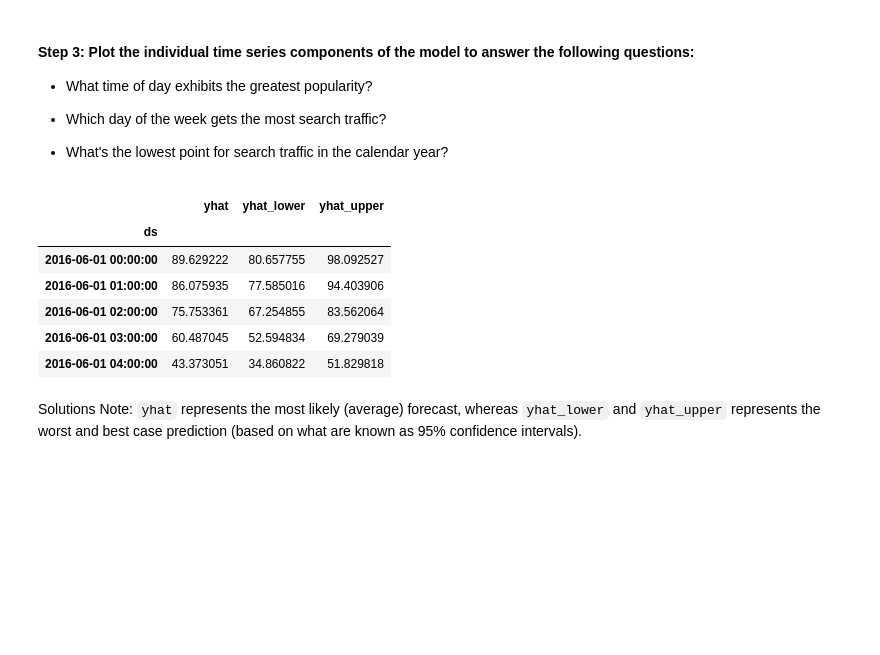
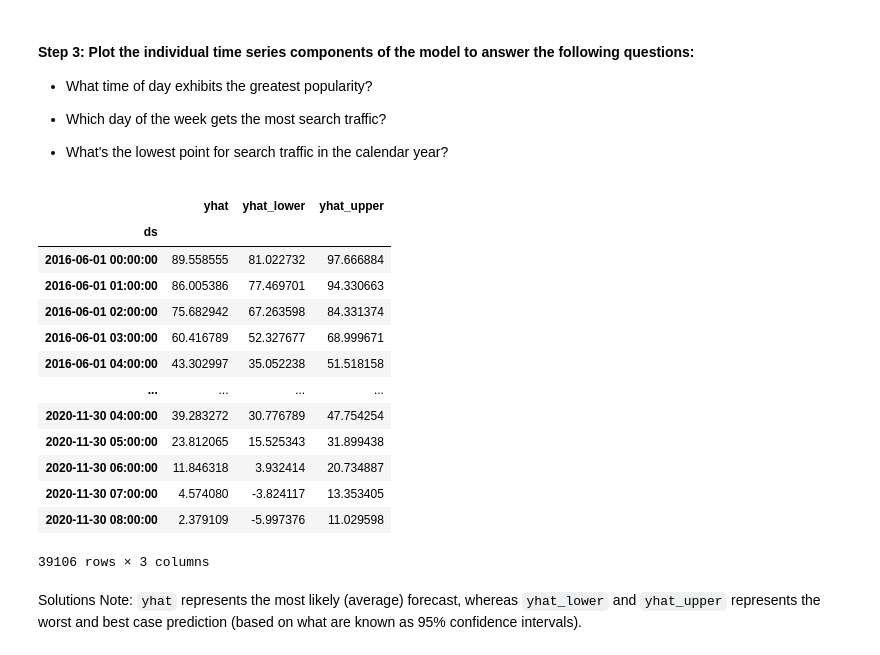
Before and after one commit to JustinFisher22/prophet-challenge, a Jupyter notebook: forecasting_net_prophet.ipynb, the cells around one changed output. Saved outputs shown, nothing was run; the diff lists cells and outputs as text; code cells hidden in the pictures; blank space fills up the shorter version.

```diff
--- a/forecasting_net_prophet.ipynb
+++ b/forecasting_net_prophet.ipynb
@@ -412,7 +414,10 @@ Now, you need to produce a time series model that analyzes and forecasts pattern
 # %%
 # Call the Prophet function, store as an object
+m = Prophet()
+m
 # %% [output]
 <prophet.forecaster.Prophet at 0x...>
 # %%
 # Fit the time-series model.
+m.fit(prophet_df)
 # %% [output]
@@ -429,9 +428,10 @@ INFO:cmdstanpy:Chain [1] done processing
 # %%
 # Create a future dataframe to hold predictions
 # Make the prediction go out as far as 2000 hours (approx 80 days)
-
+future_mercado_trends = m.make_future_dataframe(periods = 2000, freq="h")
 
 # View the last five rows of the future_mercado_trends DataFrame
+future_mercado_trends.tail(5)
 # %% [output]
 |  | ds |
 | 39101 | 2020-11-30 04:00:00 |
@@ -441,8 +441,9 @@ INFO:cmdstanpy:Chain [1] done processing
 | 39105 | 2020-11-30 08:00:00 |
 # %%
 # Make the predictions for the trend data using the future_mercado_trends DataFrame
-
+forecast_mercado_trends = m.predict(future_mercado_trends)
 
 # Display the first five rows of the forecast_mercado_trends DataFrame
+forecast_mercado_trends.head(5)
 # %% [output]
 |  | ds | trend | yhat_lower | yhat_upper | trend_lower | trend_upper | additive_terms | ... |
@@ -475,17 +477,25 @@ INFO:cmdstanpy:Chain [1] done processing
 * What's the lowest point for search traffic in the calendar year?
 # %%
 # Set the index in the forecast_mercado_trends DataFrame to the ds datetime column
-
+forecast_mercado_trends.set_index("ds", inplace=True)
 
 # View the only the yhat,yhat_lower and yhat_upper columns from the DataFrame
+forecast_mercado_trends[["yhat", "yhat_lower", "yhat_upper"]]
 # %% [output]
 |  | yhat | yhat_lower | yhat_upper |
 | ds |  |  |  |
-| 2016-06-01 00:00:00 | 89.629222 | 80.657755 | 98.092527 |
-| 2016-06-01 01:00:00 | 86.075935 | 77.585016 | 94.403906 |
-| 2016-06-01 02:00:00 | 75.753361 | 67.254855 | 83.562064 |
-| 2016-06-01 03:00:00 | 60.487045 | 52.594834 | 69.279039 |
-| 2016-06-01 04:00:00 | 43.373051 | 34.860822 | 51.829818 |
+| 2016-06-01 00:00:00 | 89.558555 | 81.022732 | 97.666884 |
+| 2016-06-01 01:00:00 | 86.005386 | 77.469701 | 94.330663 |
+| 2016-06-01 02:00:00 | 75.682942 | 67.263598 | 84.331374 |
+| 2016-06-01 03:00:00 | 60.416789 | 52.327677 | 68.999671 |
+| 2016-06-01 04:00:00 | 43.302997 | 35.052238 | 51.518158 |
+| ... | ... | ... | ... |
+| 2020-11-30 04:00:00 | 39.283272 | 30.776789 | 47.754254 |
+| 2020-11-30 05:00:00 | 23.812065 | 15.525343 | 31.899438 |
+| 2020-11-30 06:00:00 | 11.846318 | 3.932414 | 20.734887 |
+| 2020-11-30 07:00:00 | 4.574080 | -3.824117 | 13.353405 |
+| 2020-11-30 08:00:00 | 2.379109 | -5.997376 | 11.029598 |
+39106 rows × 3 columns
 # %% [markdown]
 Solutions Note: `yhat` represents the most likely (average) forecast, whereas `yhat_lower` and `yhat_upper` represents the worst and best case prediction (based on what are known as 95% confidence intervals).
 # %%
```
Also changed, not shown: parts of 6 cells of this notebook.
